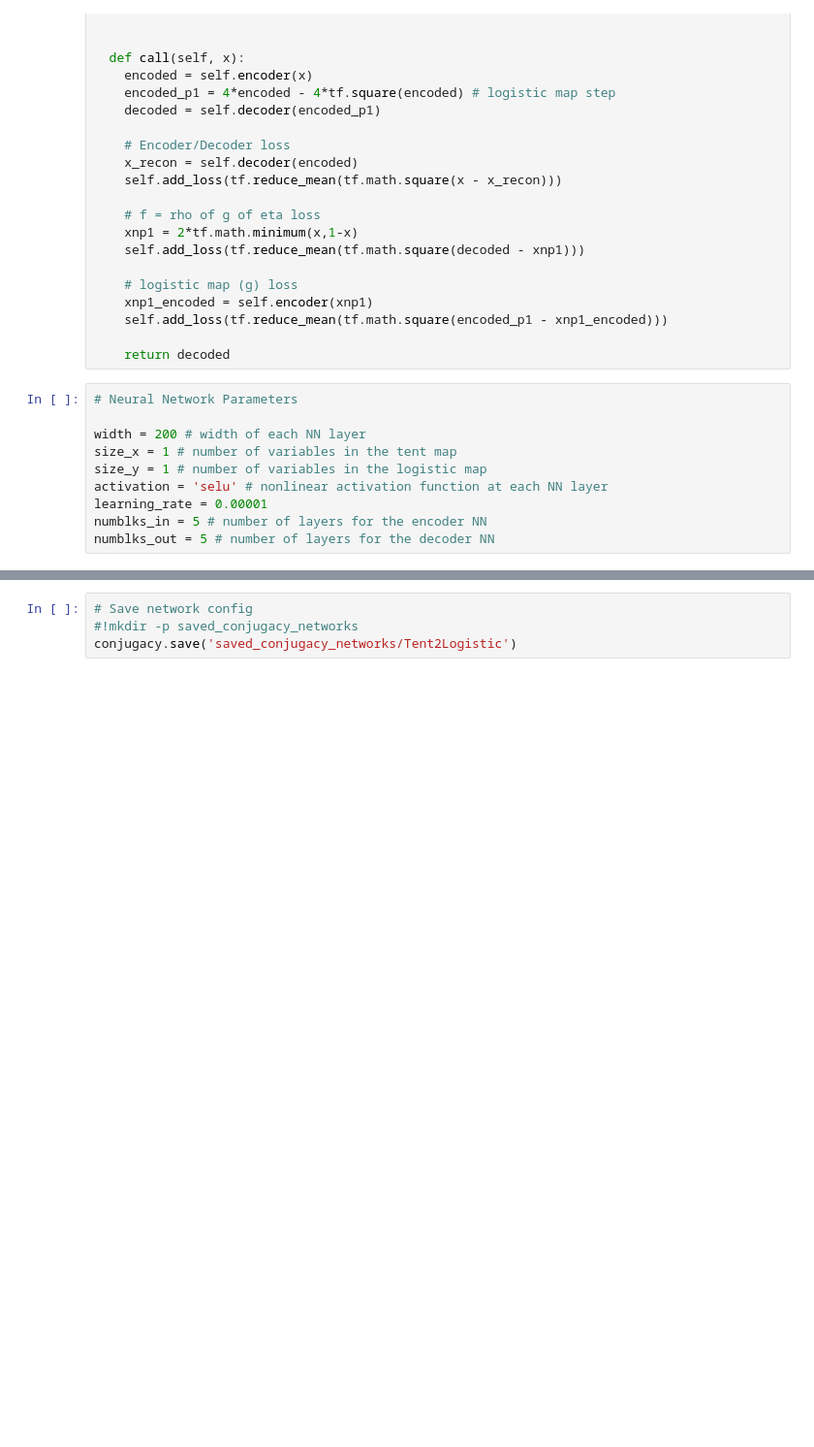
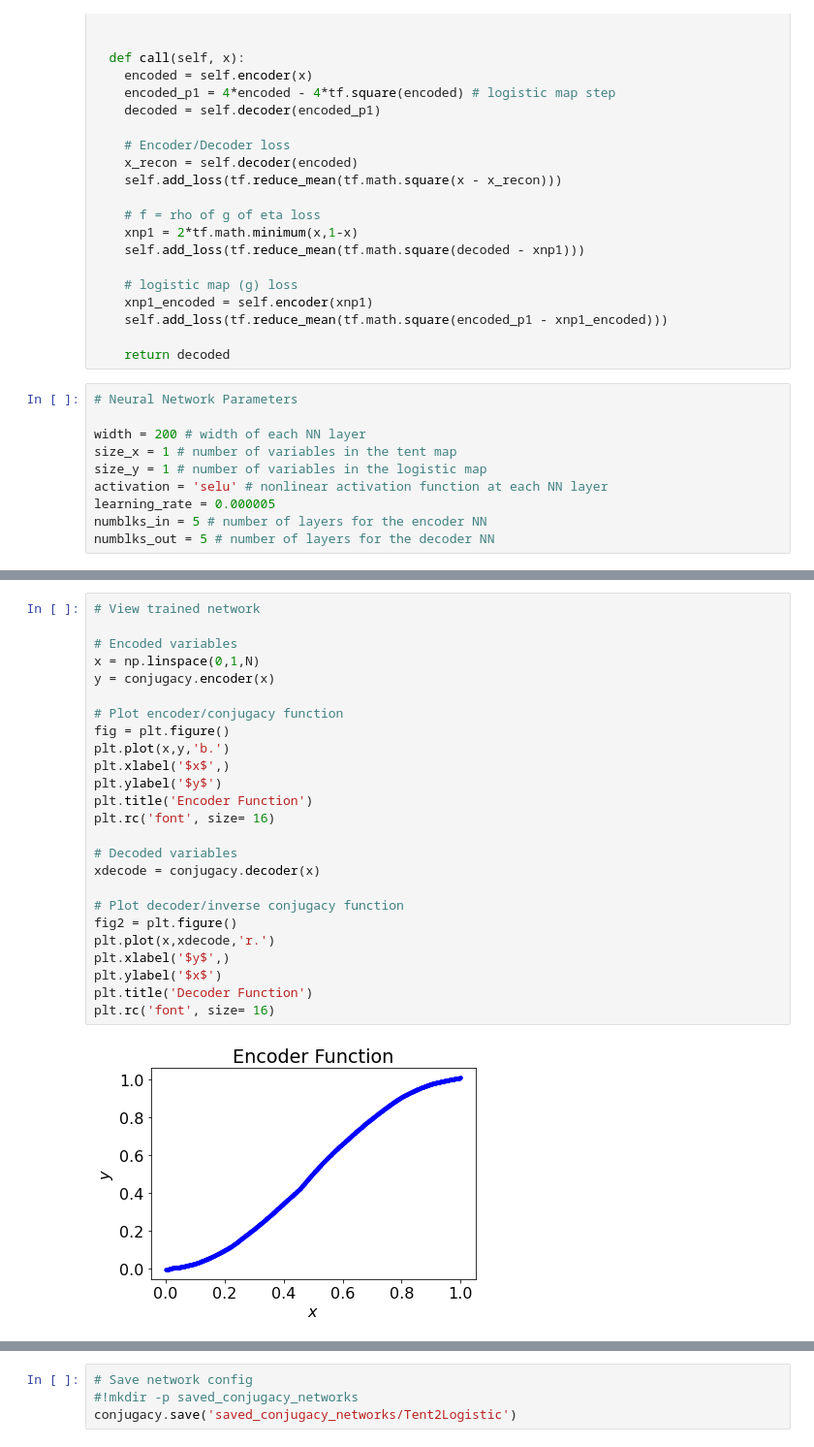
Before and after one commit to jbramburger/DataDrivenDynSyst, a Jupyter notebook: Autoencoder Neural Networks/Tent2Logistic.ipynb, the cells around one changed output, grey strips where cells are left out. Shown at 97% size. Saved outputs shown, nothing was run; the diff lists cells and outputs as text; blank space fills up the shorter version.

```diff
--- a/Autoencoder Neural Networks/Tent2Logistic.ipynb
+++ b/Autoencoder Neural Networks/Tent2Logistic.ipynb
@@ -104,7 +110,7 @@ width = 200 # width of each NN layer
 size_x = 1 # number of variables in the tent map
 size_y = 1 # number of variables in the logistic map
 activation = 'selu' # nonlinear activation function at each NN layer
-learning_rate = 0.00001
+learning_rate = 0.000005
 numblks_in = 5 # number of layers for the encoder NN
 numblks_out = 5 # number of layers for the decoder NN
 # %%
@@ -171,0 +144,27 @@ Text(0, 0.5, '$\\hat x_{n}$')
+# %%
+# View trained network
+
+# Encoded variables
+x = np.linspace(0,1,N)
+y = conjugacy.encoder(x)
+
+# Plot encoder/conjugacy function
+fig = plt.figure()
+plt.plot(x,y,'b.')
+plt.xlabel('$x$',)
+plt.ylabel('$y$')
+plt.title('Encoder Function')
+plt.rc('font', size= 16)
+
+# Decoded variables
+xdecode = conjugacy.decoder(x)
+
+# Plot decoder/inverse conjugacy function
+fig2 = plt.figure()
+plt.plot(x,xdecode,'r.')
+plt.xlabel('$y$',)
+plt.ylabel('$x$')
+plt.title('Decoder Function')
+plt.rc('font', size= 16)
+# %% [output]
+[figure, added]
```
Also changed, not shown: parts of 6 cells of this notebook, 7 other files.
